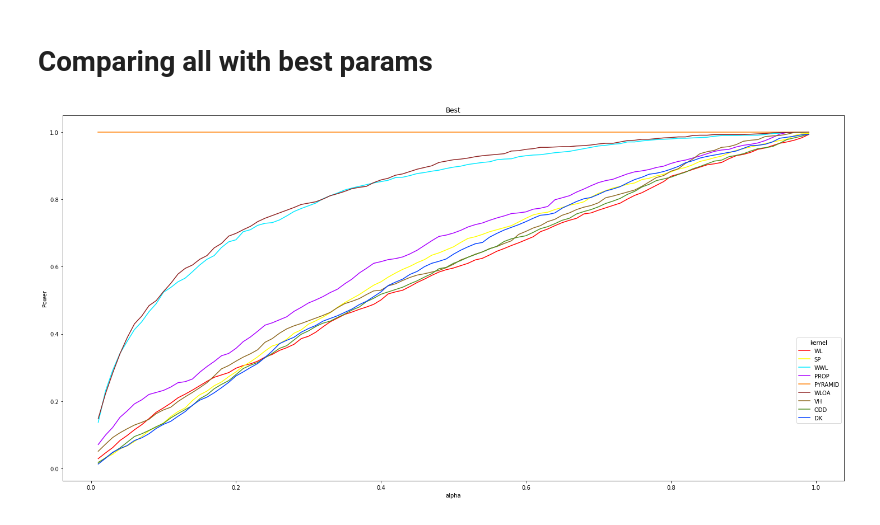
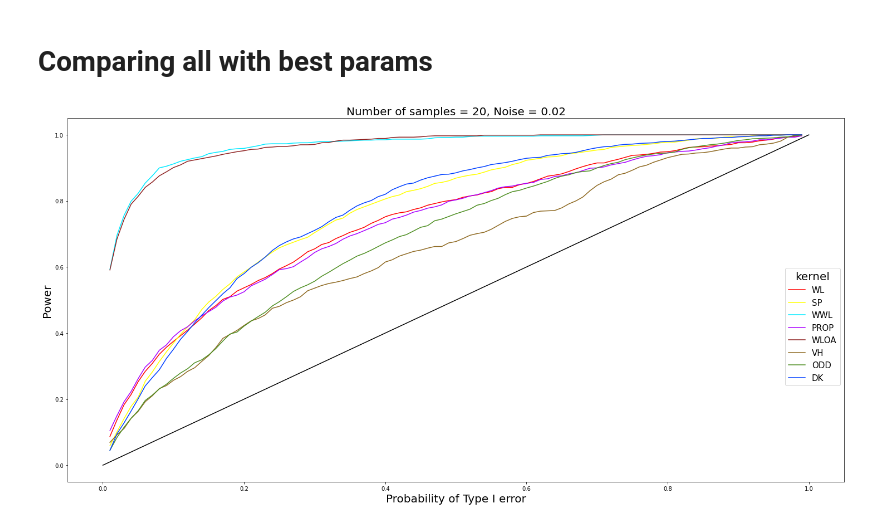
Before and after one commit to ragnarlevi/GTST, a Jupyter notebook: Analysis/SBMOnlyRandomLabels.ipynb, the cells around one changed output. Drawn from its saved outputs; the diff is of its cells as text; code cells hidden in the pictures.

```diff
--- a/Analysis/SBMOnlyRandomLabels.ipynb
+++ b/Analysis/SBMOnlyRandomLabels.ipynb
@@ -385,7 +366,7 @@ See the caveats in the documentation: https://pandas.pydata.org/pandas-docs/stab
 
 key_pair = pd.DataFrame({'n':20,
                 'm':20,
-                'noise':0.01,
+                'noise':0.02,
                 'probs_1':'[[0.15 0.05 0.02]\n [0.05 0.25 0.07]\n [0.02 0.07 0.2 ]]',
                 'probs_2':'[[0.15 0.05 0.02]\n [0.05 0.25 0.07]\n [0.02 0.07 0.2 ]]',
                 'sizes_1':'[30, 20, 25]',
@@ -412,33 +393,37 @@ for k,v in data.items():
 # %%
 _, ax = plt.subplots(figsize = (25,12))
 
 
 label = []
 #icefire
 #cmap = get_cmap(sns.color_palette("viridis", as_cmap=True)) # type: matplotlib.colors.ListedColormap
 colors = ['#FF0000', '#FFFF00', '#00EAFF', '#AA00FF', '#FF7F00', '#8F2323', '#8F6A23', '#4F8F23', '#0040FF', '#737373', '#23628F']# cmap.colors[::int(len(cmap.colors)/(7+1))]  # type: list
 
 for i,row in enumerate(best):
 
+    if str(row['kernel_name'].iloc[0]) == 'PYRAMID':
+        continue
+
     ax.plot(row['alpha'], row[stat_plot], color =colors[i], label=str(row['kernel_name'].iloc[0]))
     label.append(str(row['kernel_name'].iloc[0]))
 
-
+ax.plot([0,1], [0,1], color = 'black')
 # ax.plot(graph_stat['alpha'], graph_stat['average_degree'], color =colors[i+1], label='average_degree')
 # label.append('average_degree')
 
 
 
 h, l = ax.get_legend_handles_labels()
 
 ax.legend(handles=h, labels=label,
-        handler_map = {tuple: matplotlib.legend_handler.HandlerTuple(None)}, title = 'kernel', bbox_to_anchor=(1, 0.4))
+        handler_map = {tuple: matplotlib.legend_handler.HandlerTuple(None)}, title = 'kernel', bbox_to_anchor=(1, 0.6), fontsize = 15, title_fontsize=20)
 
-ax.set_xlabel('alpha')
-ax.set_ylabel('Power')
-ax.set_title(f'Best')
+ax.set_xlabel('Probability of Type I error', fontsize = 20)
+ax.set_ylabel('Power', fontsize = 20)
+ax.set_title(f'Number of samples = {key_pair["n"].iloc[0]}, Noise = {key_pair["noise"].iloc[0]}', fontsize = 20)
+
 
 
 plt.show()
 # %% [output]
-[figure, old version]
+[figure, new version]
```
Also changed, not shown: parts of 20 cells of this notebook, 4 other files.
